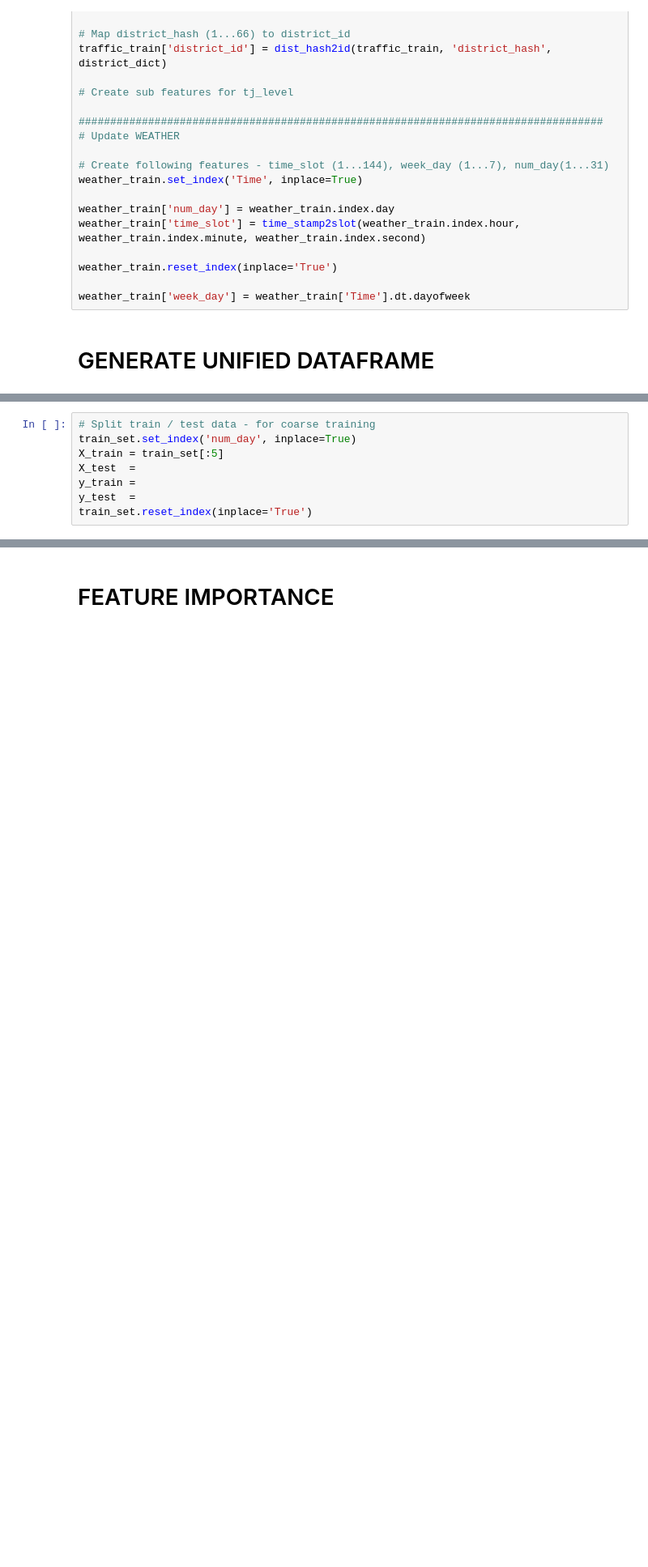
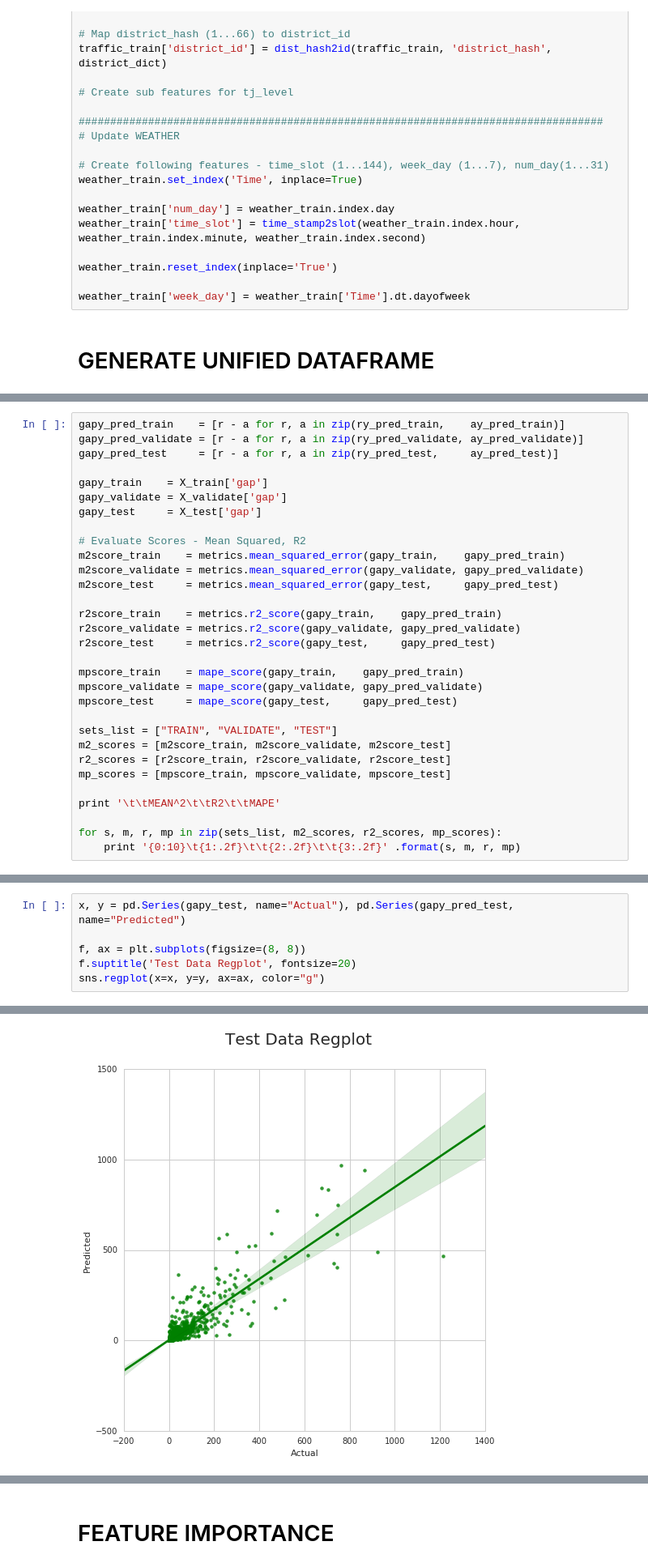
Before and after one commit to rvishakh/udacity, a Jupyter notebook: MLND/capstone/didi/capstone.ipynb, the cells around one changed output, grey strips where cells are left out. Shown: that part at 81% size. Drawn from its saved outputs; the diff is of its cells as text; blank space fills up the shorter version.

```diff
--- a/MLND/capstone/didi/capstone.ipynb
+++ b/MLND/capstone/didi/capstone.ipynb
@@ -251,8 +293,0 @@ max     317.000000     9.000000    18.000000   179.000000
-# %%
-# Split train / test data - for coarse training
-train_set.set_index('num_day', inplace=True)
-X_train = train_set[:5]
-X_test  =
-y_train =
-y_test  =
-train_set.reset_index(inplace='True')
@@ -264,0 +383,31 @@ train_set[]
+# %%
+gapy_pred_train    = [r - a for r, a in zip(ry_pred_train,    ay_pred_train)]
+gapy_pred_validate = [r - a for r, a in zip(ry_pred_validate, ay_pred_validate)]
+gapy_pred_test     = [r - a for r, a in zip(ry_pred_test,     ay_pred_test)]
+
+gapy_train    = X_train['gap']
+gapy_validate = X_validate['gap']
+gapy_test     = X_test['gap']
+
+# Evaluate Scores - Mean Squared, R2
+m2score_train    = metrics.mean_squared_error(gapy_train,    gapy_pred_train)
+m2score_validate = metrics.mean_squared_error(gapy_validate, gapy_pred_validate)
+m2score_test     = metrics.mean_squared_error(gapy_test,     gapy_pred_test)
+
+r2score_train    = metrics.r2_score(gapy_train,    gapy_pred_train)
+r2score_validate = metrics.r2_score(gapy_validate, gapy_pred_validate)
+r2score_test     = metrics.r2_score(gapy_test,     gapy_pred_test)
+
+mpscore_train    = mape_score(gapy_train,    gapy_pred_train)
+mpscore_validate = mape_score(gapy_validate, gapy_pred_validate)
+mpscore_test     = mape_score(gapy_test,     gapy_pred_test)
+
+sets_list = ["TRAIN", "VALIDATE", "TEST"]
+m2_scores = [m2score_train, m2score_validate, m2score_test]
+r2_scores = [r2score_train, r2score_validate, r2score_test]
+mp_scores = [mpscore_train, mpscore_validate, mpscore_test]
+
+print '\t\tMEAN^2\t\tR2\t\tMAPE'
+
+for s, m, r, mp in zip(sets_list, m2_scores, r2_scores, mp_scores):
+    print '{0:10}\t{1:.2f}\t\t{2:.2f}\t\t{3:.2f}' .format(s, m, r, mp)
@@ -264,0 +419,7 @@ train_set[]
+# %%
+x, y = pd.Series(gapy_test, name="Actual"), pd.Series(gapy_pred_test, name="Predicted")
+
+f, ax = plt.subplots(figsize=(8, 8))
+f.suptitle('Test Data Regplot', fontsize=20)
+sns.regplot(x=x, y=y, ax=ax, color="g")
+# %% [output]
@@ -264,0 +427 @@ train_set[]
+[figure, added]
```
Also changed, not shown: parts of 16 cells of this notebook.
